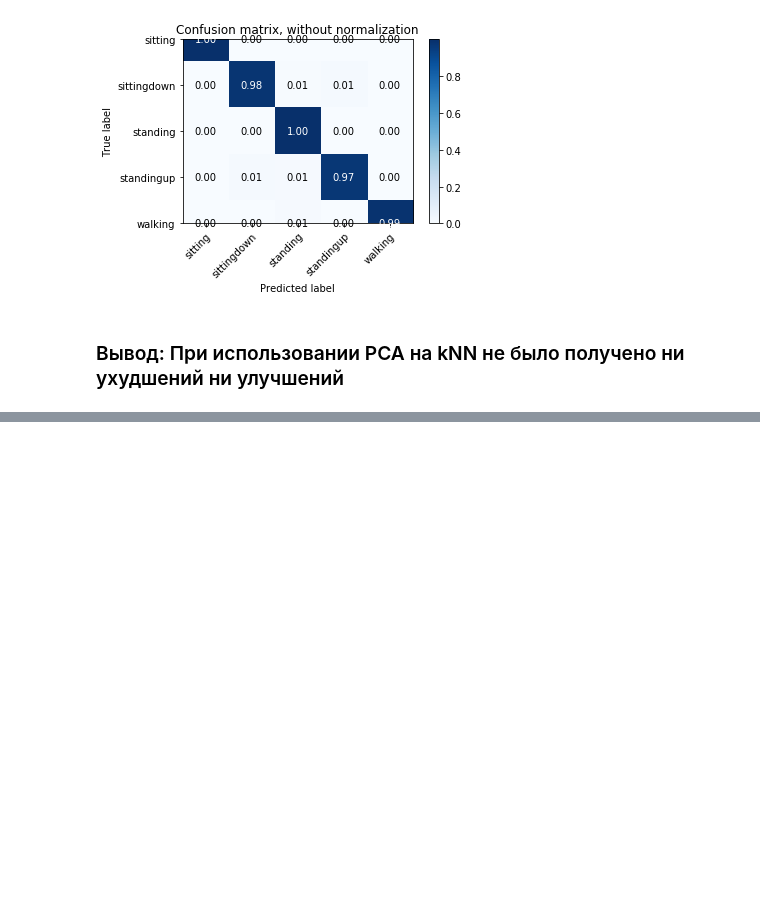
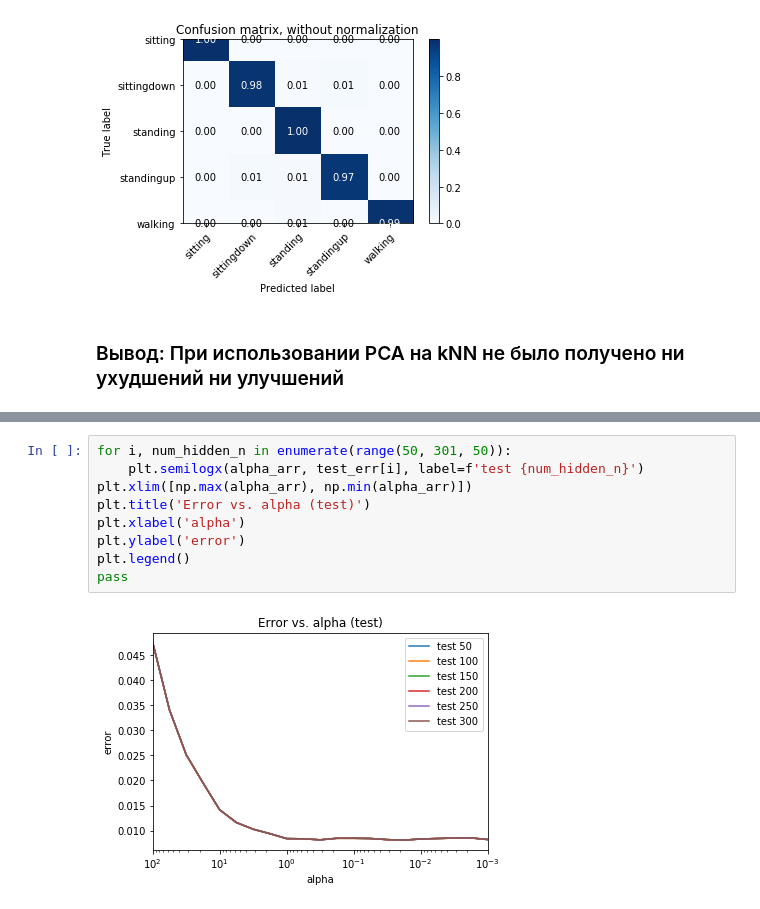
Before and after one commit to ABoltachev/Laba_1, a Jupyter notebook: Laba_1.ipynb, the cells around one changed output, grey strips where cells are left out. Drawn from its saved outputs; the diff is of its cells as text; blank space fills up the shorter version.

```diff
--- a/Laba_1.ipynb
+++ b/Laba_1.ipynb
@@ -702,0 +747,11 @@ Normalized confusion matrix
+# %%
+for i, num_hidden_n in enumerate(range(50, 301, 50)):
+    plt.semilogx(alpha_arr, test_err[i], label=f'test {num_hidden_n}')
+plt.xlim([np.max(alpha_arr), np.min(alpha_arr)])
+plt.title('Error vs. alpha (test)')
+plt.xlabel('alpha')
+plt.ylabel('error')
+plt.legend()
+pass
+# %% [output]
+[figure, added]
```
Also changed, not shown: parts of 6 cells of this notebook.
